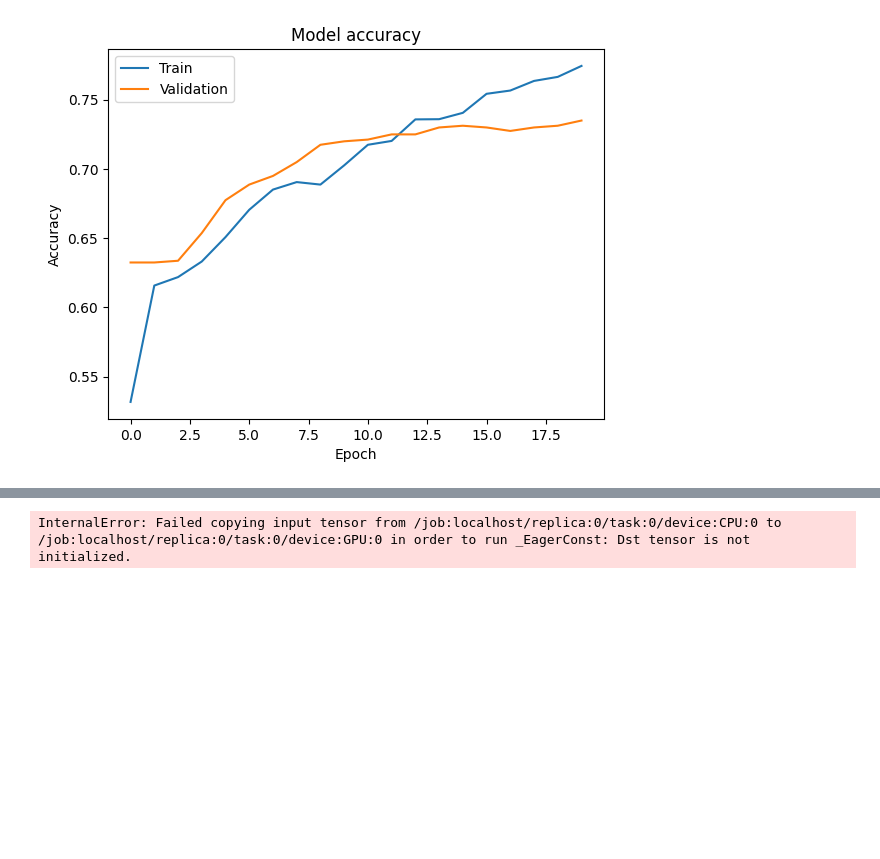
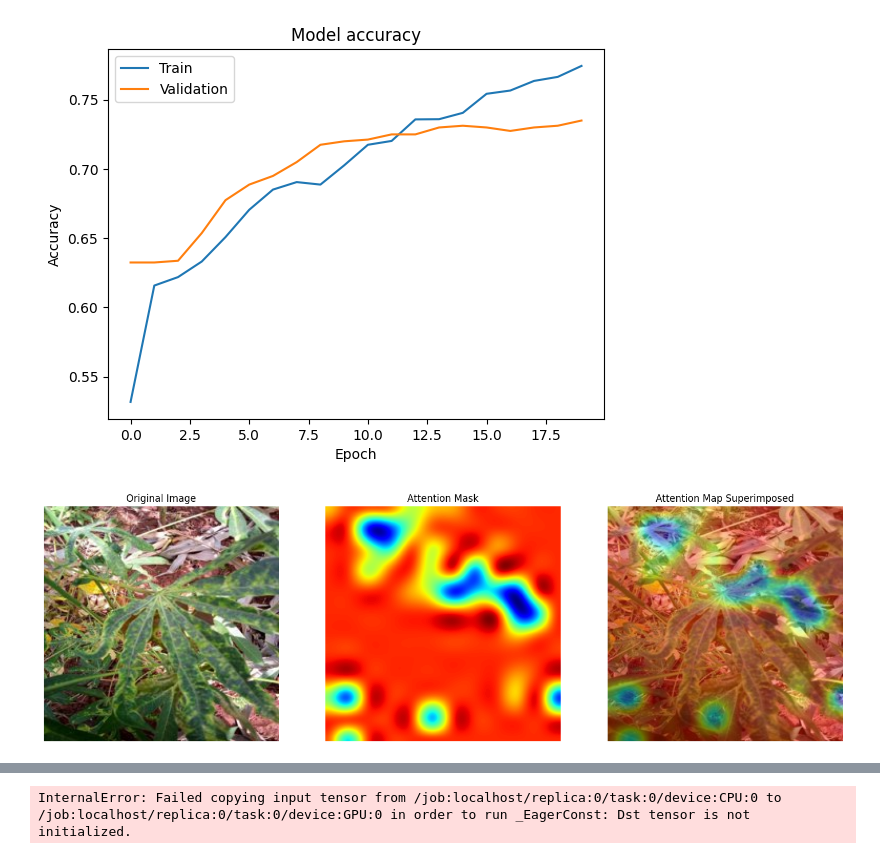
Before and after one commit to ericxing19/AMLS2_23_24_SN23084017, a Jupyter notebook: train.ipynb, the cells around one changed output, grey strips where cells are left out. Cells and saved outputs as stored; diff of their text form; code cells hidden in the pictures; blank space fills up the shorter version.

```diff
--- a/train.ipynb
+++ b/train.ipynb
@@ -104,7 +104,7 @@ model = tf.keras.Sequential([
 early_stopping = EarlyStopping(monitor='val_loss', patience=5, verbose=1, restore_best_weights=True)
 
 # Define model checkpoint callback to save the best model
-checkpoint = ModelCheckpoint('best_model.h5', monitor='val_accuracy', mode='max', save_best_only=True, verbose=1)
+checkpoint = ModelCheckpoint('primitive_CNN_best_model.h5', monitor='val_accuracy', mode='max', save_best_only=True, verbose=1)
 
 # compile model
 model.compile(optimizer='adam',
@@ -229,7 +229,7 @@ optimizer = tf.keras.optimizers.Adam(learning_rate=0.000002)
 early_stopping = EarlyStopping(monitor='val_loss', patience=3, verbose=1, restore_best_weights=True)
 
 # Define model checkpoint callback to save the best model
-checkpoint = ModelCheckpoint('best_model.h5', monitor='val_accuracy', mode='max', save_best_only=True, verbose=1)
+checkpoint = ModelCheckpoint('attention_based_pre_trained_best_model.h5', monitor='val_accuracy', mode='max', save_best_only=True, verbose=1)
 
 # Compile the model
 model.compile(optimizer=optimizer,
@@ -443,7 +443,7 @@ def global_weighted_average_pooling(feature_map, attention_mask):
 early_stopping = EarlyStopping(monitor='val_loss', patience=5, verbose=1, restore_best_weights=True)
 
 # Define model checkpoint callback to save the best model
-checkpoint = ModelCheckpoint('best_model.h5', monitor='val_accuracy', mode='max', save_best_only=True, verbose=1)
+checkpoint = ModelCheckpoint('Attention_based_CNN_best_model.h5', monitor='val_accuracy', mode='max', save_best_only=True, verbose=1)
 
 # Input layer
 input_shape = (224, 224, 3)
@@ -563,3 +563,37 @@ plot_history(history, '')
 # %% [output]
 [figure]
 [figure]
+# %%
+import scipy.ndimage
+
+# Define a function to visualize the original input image and attention map side by side
+def visualize_attention(original_image, attention_mask):
+    fig, axes = plt.subplots(1, 3, figsize=(18, 6))
+
+    # Display the original input image
+    axes[0].imshow(original_image)
+    axes[0].set_title('Original Image')
+    axes[0].axis('off')
+    # Resize the attention mask to match the size of the original input image
+    resized_attention = scipy.ndimage.zoom(attention_mask, (original_image.shape[0] / attention_mask.shape[0], original_image.shape[1] / attention_mask.shape[1], 1))
+    # Display the attention mask
+    axes[1].imshow(resized_attention, cmap='jet')
+    axes[1].set_title('Attention Mask')
+    axes[1].axis('off')
+
+    axes[2].imshow(original_image, alpha=1)
+    axes[2].imshow(resized_attention, cmap='jet', alpha=0.4)
+    axes[2].set_title('Attention Map Superimposed')
+    axes[2].axis('off')
+
+    plt.savefig("attention_map.png")
+    plt.show()
+
+# Use the model to predict the attention mask
+attention_model = Model(inputs=model.input, outputs=attention_mask)
+attention_mask_pred = attention_model.predict(X_test[:20])  # Assuming you have test data X_test
+
+# Visualize the original input image and attention map for the first test image
+visualize_attention(X_test[17], attention_mask_pred[17])
+# %% [output]
+[figure, added]
```
Also changed, not shown: parts of 5 cells of this notebook, 11 other files.
